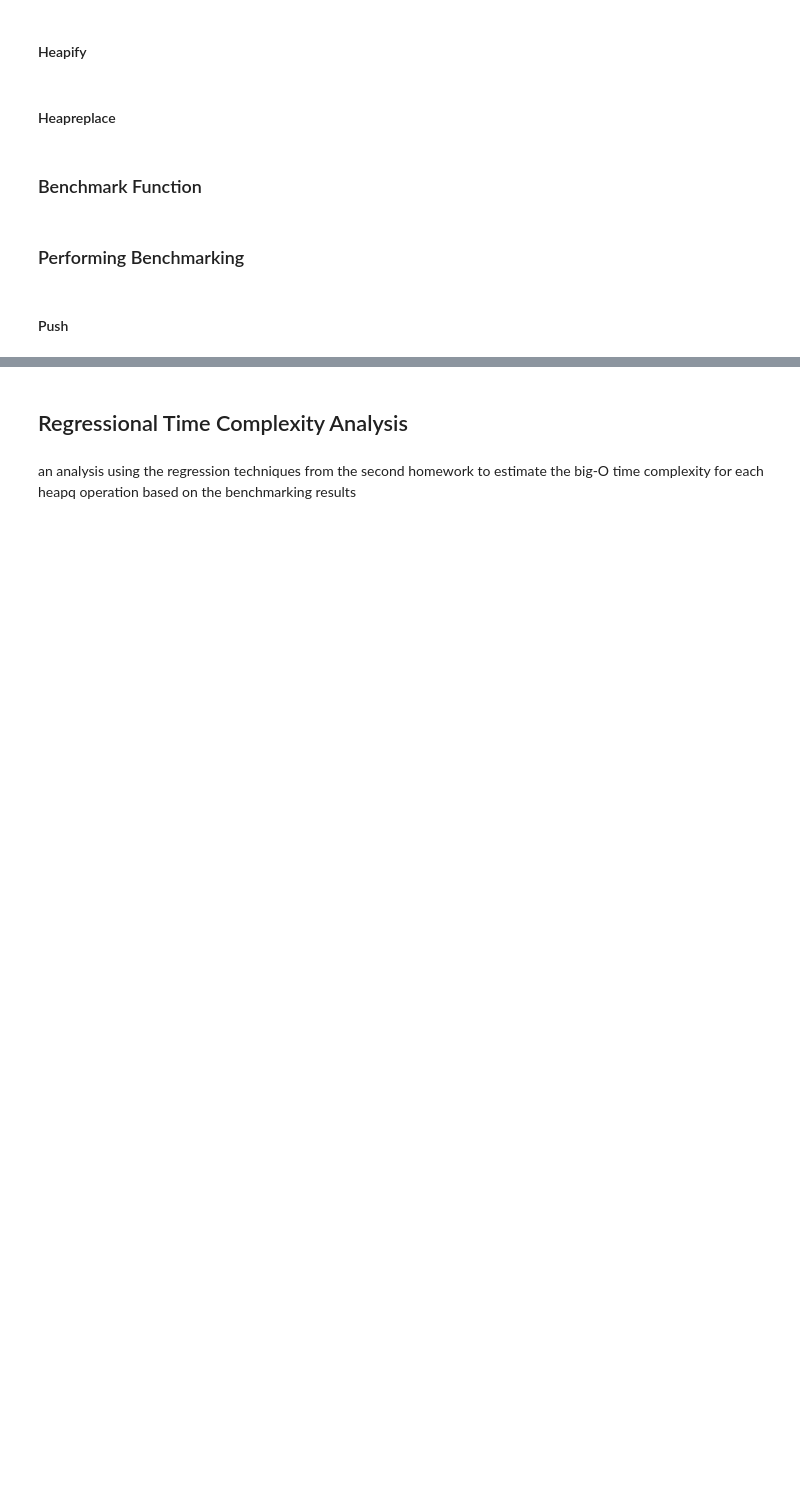
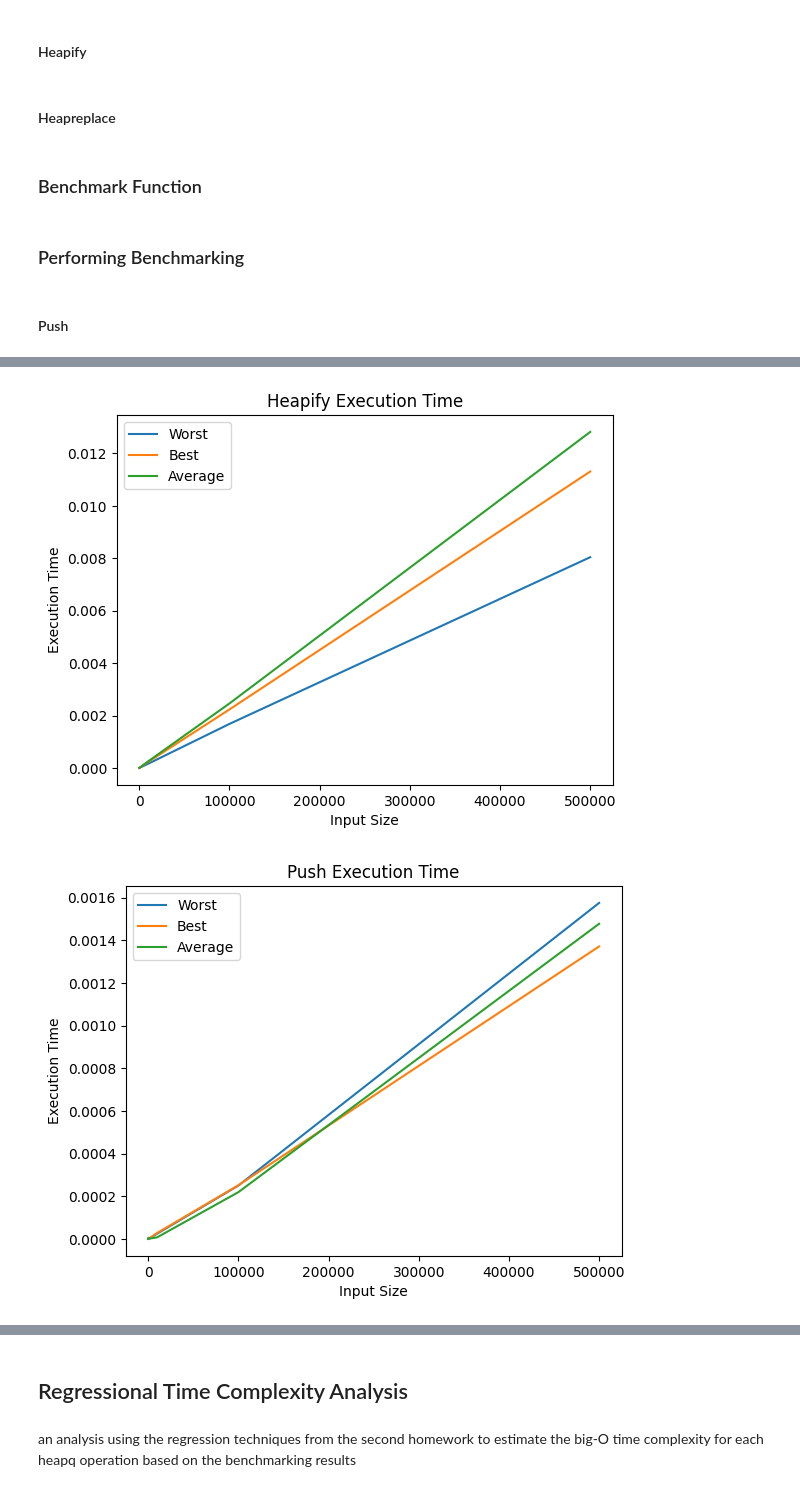
Before and after one commit to cjbass02/CSC3310-Program4, a Jupyter notebook: program4.ipynb, the cells around one changed output, grey strips where cells are left out. Drawn from its saved outputs; the diff is of its cells as text; code cells hidden in the pictures; blank space fills up the shorter version.

```diff
--- a/program4.ipynb
+++ b/program4.ipynb
@@ -210,0 +758,66 @@ table for each function, showing its results for each case
+# %%
+import matplotlib.pyplot as plt
+
+# Plotting heapify_worst, heapify_best, and heapify_avg
+x_axis = [10, 100, 1000, 10000, 100000, 500000]
+plt.plot(x_axis, heapify_worst, label='Worst')
+plt.plot(x_axis, heapify_best, label='Best')
+plt.plot(x_axis, heapify_avg, label='Average')
+# Adding labels and title to the plot
+plt.xlabel('Input Size')
+plt.ylabel('Execution Time')
+plt.title('Heapify Execution Time')
+
+# Adding legend
+plt.legend()
+
+# Displaying the plot
+plt.show()
+
+# Plotting heapify_worst, heapify_best, and heapify_avg
+plt.plot(x_axis, push_worst, label='Worst')
+plt.plot(x_axis, push_best, label='Best')
+plt.plot(x_axis, push_avg, label='Average')
+# Adding labels and title to the plot
+plt.xlabel('Input Size')
+plt.ylabel('Execution Time')
+plt.title('Push Execution Time')
+
+# Adding legend
+plt.legend()
+
+# Displaying the plot
+plt.show()
+
+# Plotting heapify_worst, heapify_best, and heapify_avg
+plt.plot(x_axis, pop_worst, label='Worst')
+plt.plot(x_axis, pop_best, label='Best')
+plt.plot(x_axis, pop_avg, label='Average')
+# Adding labels and title to the plot
+plt.xlabel('Input Size')
+plt.ylabel('Execution Time')
+plt.title('Pop Execution Time')
+
+# Adding legend
+plt.legend()
+
+# Displaying the plot
+plt.show()
+
+# Plotting heapify_worst, heapify_best, and heapify_avg
+plt.plot(x_axis, rp_worst, label='Worst')
+plt.plot(x_axis, rp_best, label='Best')
+plt.plot(x_axis, rp_avg, label='Average')
+# Adding labels and title to the plot
+plt.xlabel('Input Size')
+plt.ylabel('Execution Time')
+plt.title('Replace Execution Time')
+
+# Adding legend
+plt.legend()
+
+# Displaying the plot
+plt.show()
+# %% [output]
+[figure, added]
+[figure, added]
```
Also changed, not shown: parts of 30 cells of this notebook.
